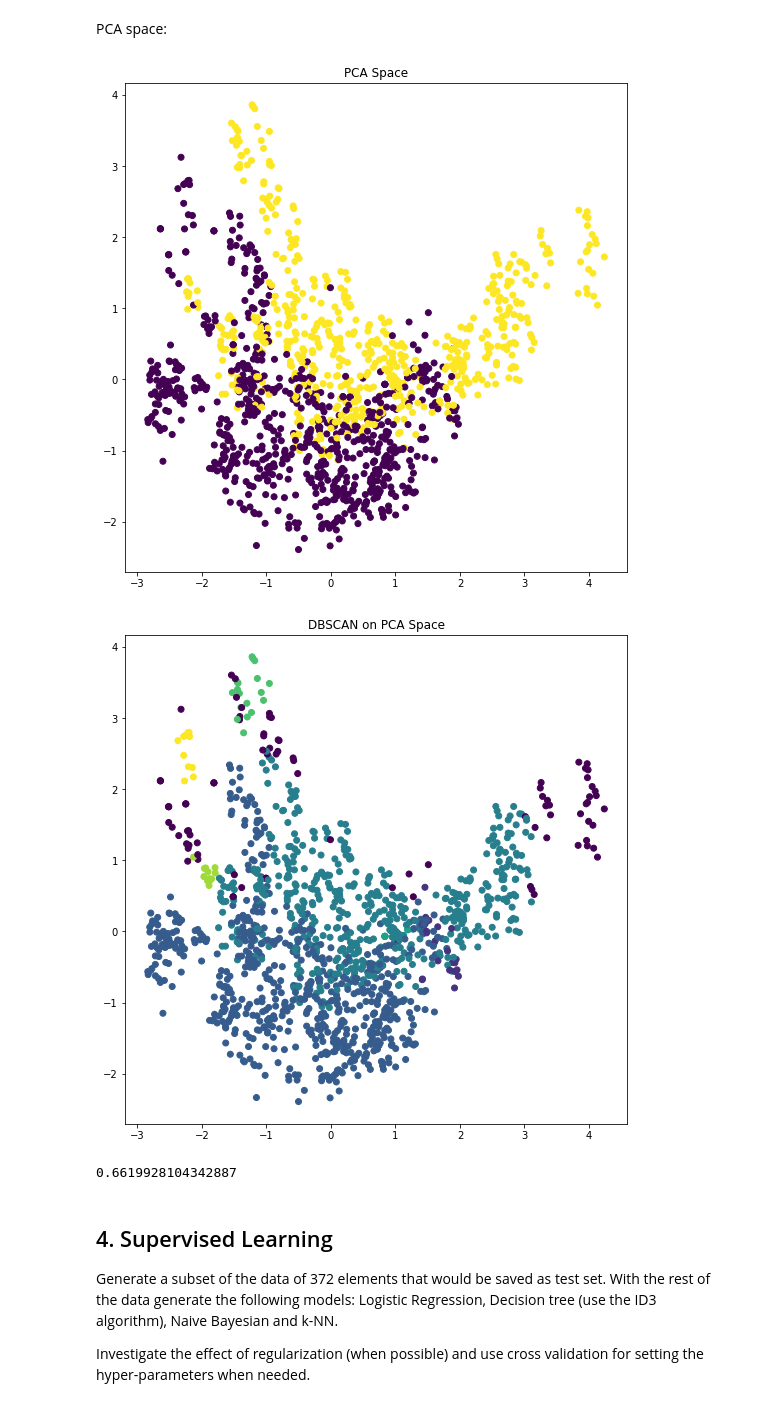
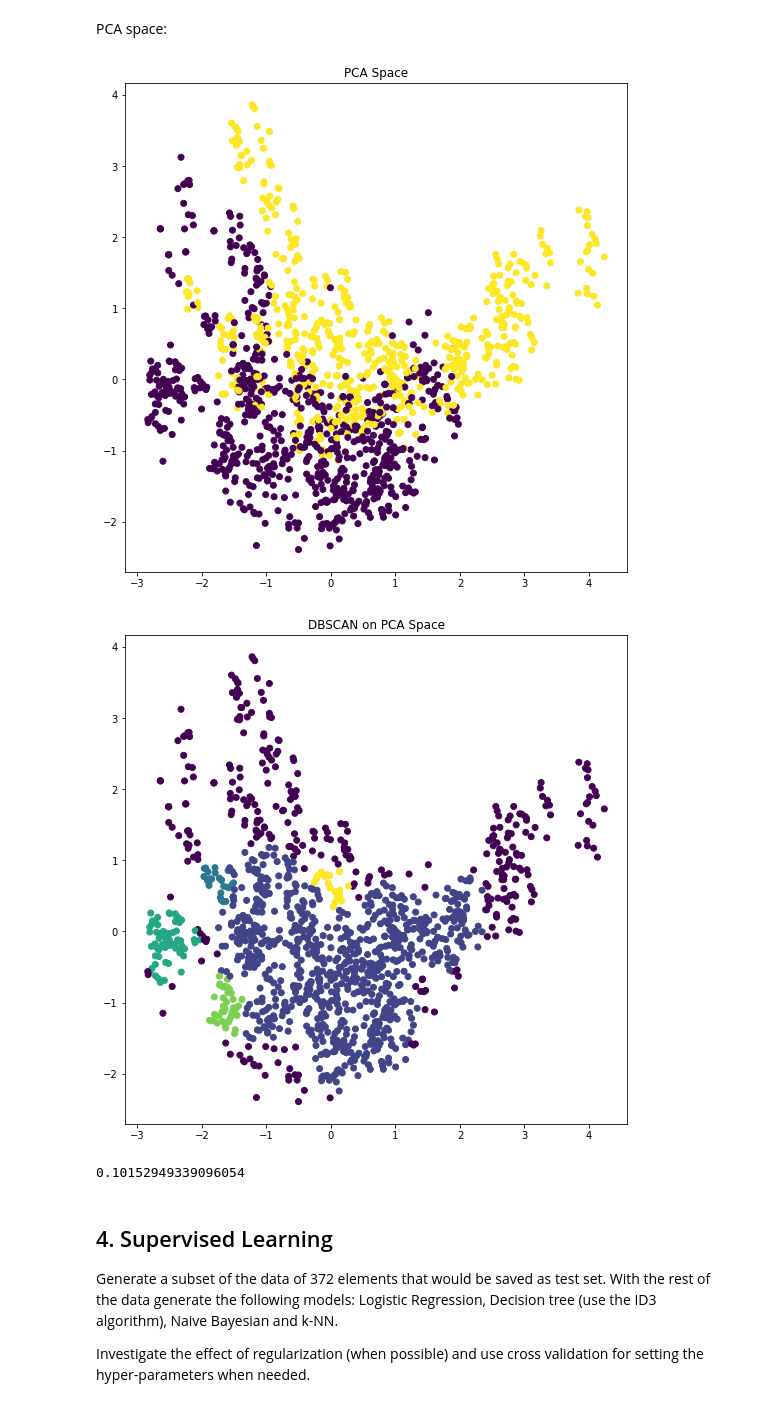
Before and after one commit to Erionis/Machine_Learning, a Jupyter notebook: challenges/challenge_one.ipynb, the cells around one changed output. Cells and saved outputs as stored; diff of their text form; code cells hidden in the pictures.

```diff
--- a/challenges/challenge_one.ipynb
+++ b/challenges/challenge_one.ipynb
@@ -303,26 +303,26 @@ PCA space:
 # %%
 from sklearn.cluster import DBSCAN
 
 fig = plt.figure(figsize=(9, 9))
 ax = fig.add_subplot()
 ax.scatter(X_pca.PC1, X_pca.PC2,c=y)
 ax.set_title('PCA Space')
 plt.show()
 
-dbscan_pca = DBSCAN(eps=0.5, min_samples=11).fit(X_scaled)
+dbscan_pca = DBSCAN(eps=0.3, min_samples=27).fit(X_pca)
 
 fig = plt.figure(figsize=(9, 9))
 ax = fig.add_subplot()
 ax.scatter(X_pca.PC1, X_pca.PC2,c=dbscan_pca.labels_)
 ax.set_title('DBSCAN on PCA Space')
 plt.show()
 # %% [output]
 [figure]
-[figure, old version]
+[figure, new version]
 # %%
 normalized_mutual_info_score(dbscan_pca.labels_, np.array(y).flatten())
 # %% [output]
-0.6619928104342887
+0.10152949339096054
 # %% [markdown]
 ## 4. Supervised Learning
 
```
Also changed, not shown: 1 other file.
